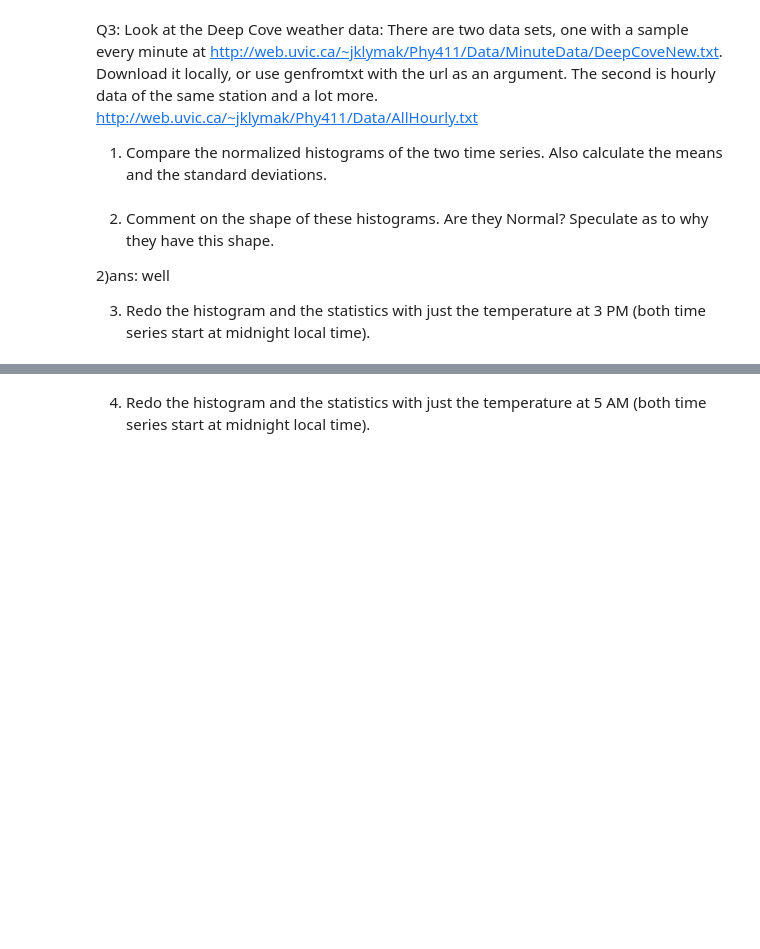
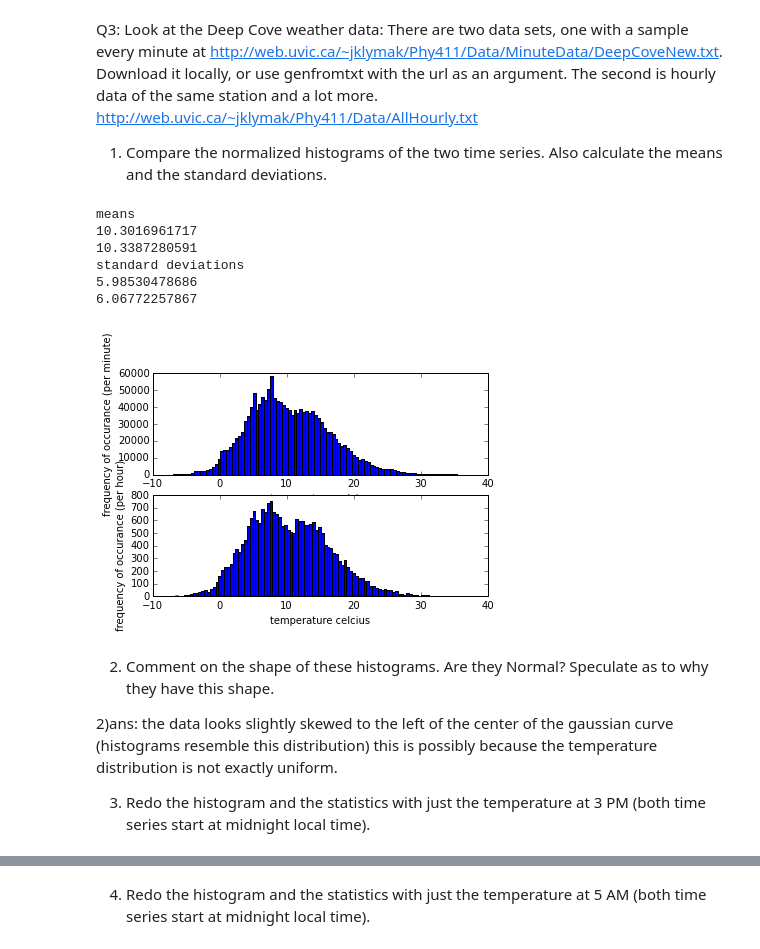
Before and after one commit to scanks/Phys411Assignments, a Jupyter notebook: Assignment #1.ipynb, the cells around one changed output, grey strips where cells are left out. Cells and saved outputs as stored; diff of their text form; code cells hidden in the pictures; blank space fills up the shorter version.

```diff
--- a/Assignment #1.ipynb
+++ b/Assignment #1.ipynb
@@ -276,10 +276,36 @@ minutedata=np.genfromtxt('http://web.uvic.ca/~jklymak/Phy411/Data/MinuteData/Dee
 hourdata=np.genfromtxt('http://web.uvic.ca/~jklymak/Phy411/Data/AllHourly.txt')[6,2:]
 minutedata= minutedata[~np.isnan(minutedata)]
 hourdata= hourdata[~np.isnan(hourdata)]
+# %%
+fig= plt.figure()
+
+ax = fig.add_subplot(2,1,1)
+ax.hist(minutedata,100)
+ax.set_xlabel('temperature celcius')
+ax.set_ylabel('frequency of occurance (per minute)')
+ax = fig.add_subplot(2,1,2)
+ax.hist(hourdata,100)
+ax.set_xlabel('temperature celcius')
+ax.set_ylabel('frequency of occurance (per hour)')
+
+print('means')
+print(np.mean(minutedata))
+print(np.mean(hourdata))
+print('standard deviations')
+print(np.std(minutedata))
+print(np.std(hourdata))
+# %% [output]
+means
+10.3016961717
+10.3387280591
+standard deviations
+5.98530478686
+6.06772257867
+[figure, added]
 # %% [markdown]
 2) Comment on the shape of these histograms. Are they Normal? Speculate as to why they have this shape.
 
-2)ans: well
-
+2)ans: the data looks slightly skewed to the left of the center of the gaussian curve (histograms resemble this distribution)
+this is possibly because the temperature distribution is not exactly uniform.
 
 3) Redo the histogram and the statistics with just the temperature at 3 PM (both time series start at midnight local time).
```
Also changed, not shown: parts of 4 cells of this notebook.
